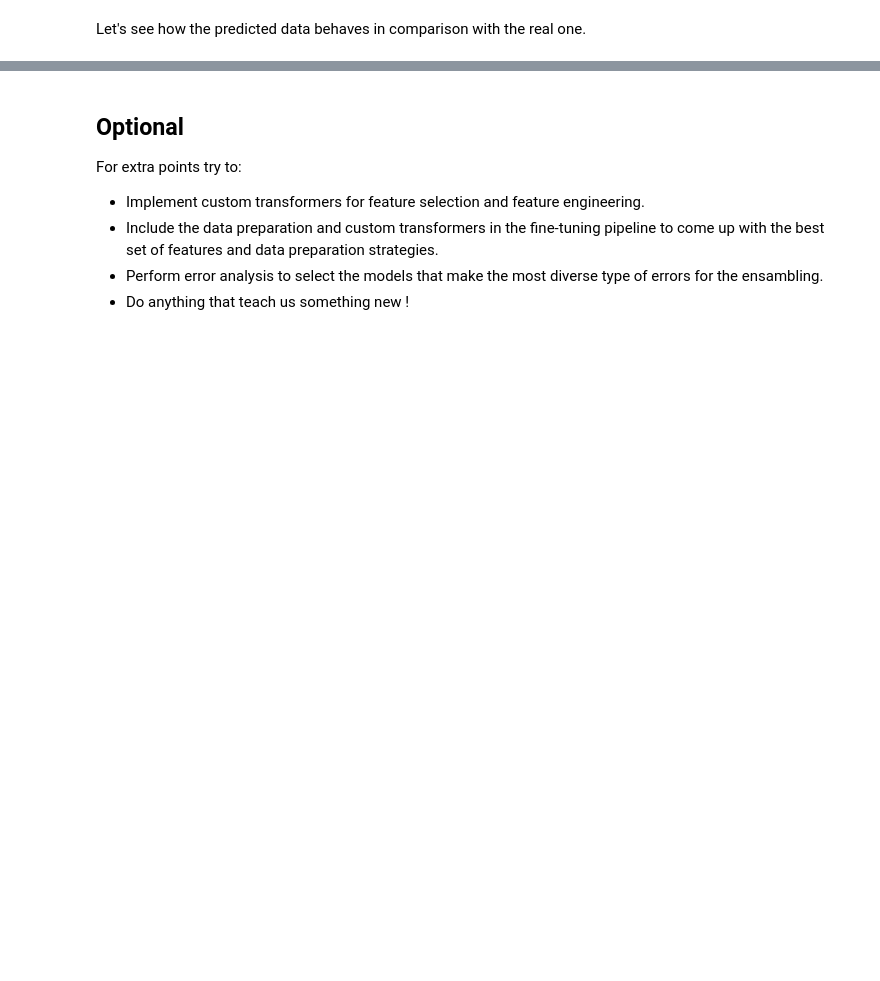
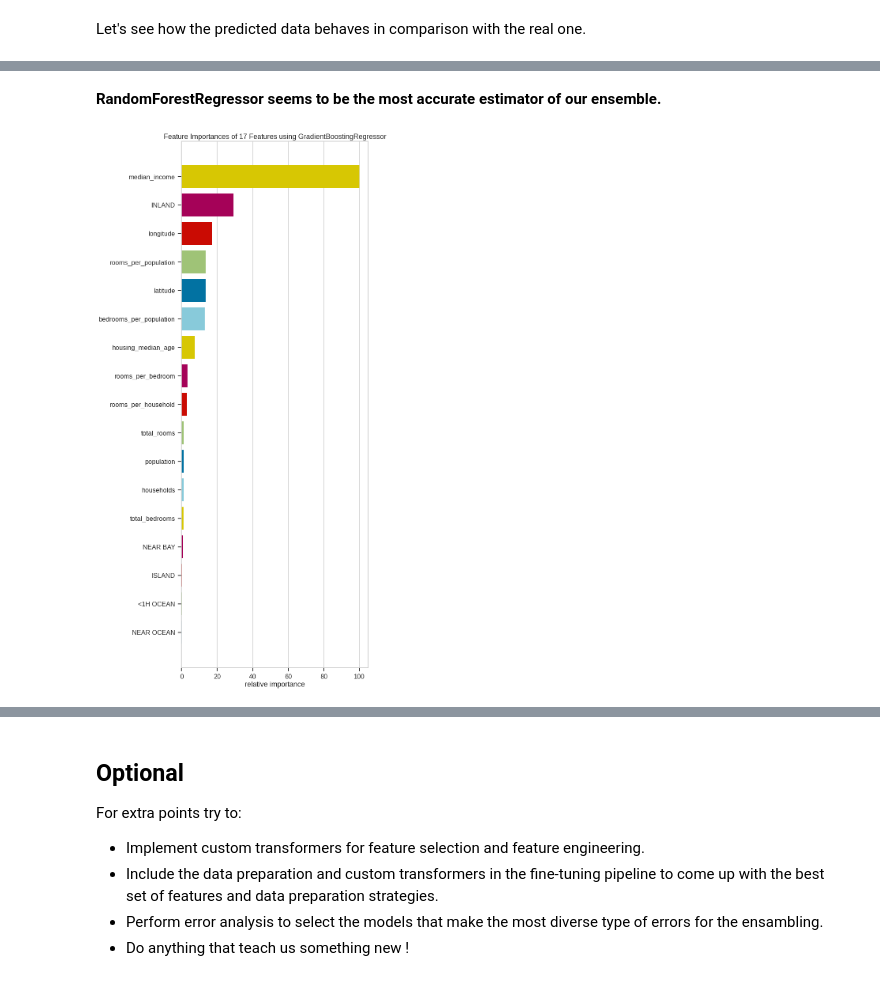
Before and after one commit to mikongame/California-Housing-Prices-Machine-Learning-Test-for-E-sports-Trading-SL, a Jupyter notebook: test_ml.ipynb, the cells around one changed output, grey strips where cells are left out. Drawn from its saved outputs; the diff is of its cells as text; code cells hidden in the pictures; blank space fills up the shorter version.

```diff
--- a/test_ml.ipynb
+++ b/test_ml.ipynb
@@ -1017,0 +1085,17 @@ sns.barplot(data={'importance':ensemble_pred.feature_importances_,'feature':df.c
+# %% [markdown]
+**RandomForestRegressor seems to be the most accurate estimator of our ensemble.**
+# %%
+reg2_fit = reg2.fit(X_train, y_train)
+
+labels=['longitude', 'latitude', 'housing_median_age', 'total_rooms', 'total_bedrooms', 'population', 'households',
+            'median_income', 'rooms_per_household', 'rooms_per_population', 'bedrooms_per_population', 'rooms_per_bedroom',
+            '<1H OCEAN', 'INLAND', 'NEAR OCEAN', 'NEAR BAY', 'ISLAND']
+
+fig, ax = plt.subplots(figsize=(10,20))
+viz = FeatureImportances(reg2_fit, labels=labels)
+viz.fit(X_train, y_train)
+viz.show(outpath="images/output_images/GBR_feature_importances.png")
+sns.set_context("talk")
+plt.show()
+# %% [output]
+[figure, added]
```
Also changed, not shown: parts of 19 cells of this notebook, 14 other files.
